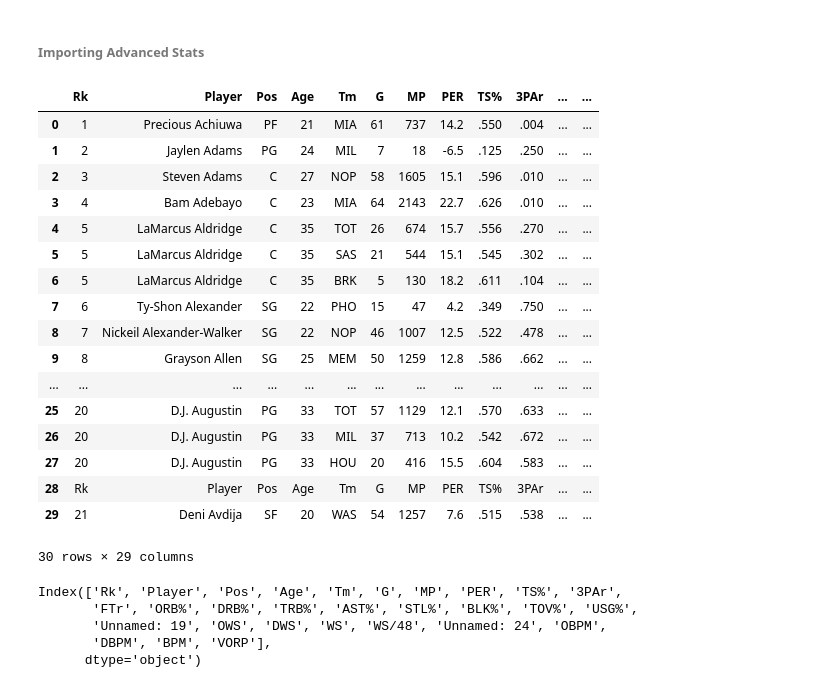
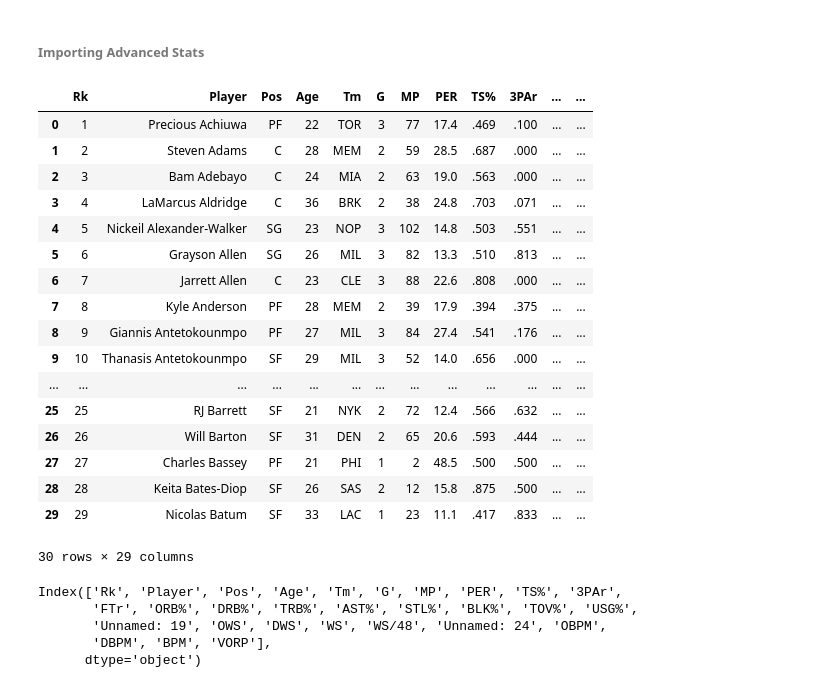
Before and after one commit to MKHN15/NBA-Stat-Padder, a Jupyter notebook: 2021-22 Season/MVP Predictions/MVP Predictions.ipynb, the cells around one changed output. Cells and saved outputs as stored; diff of their text form; code cells hidden in the pictures.

```diff
--- a/2021-22 Season/MVP Predictions/MVP Predictions.ipynb
+++ b/2021-22 Season/MVP Predictions/MVP Predictions.ipynb
@@ -55,29 +55,29 @@ Index(['Rk', 'Player', 'Pos', 'Age', 'Tm', 'G', 'GS', 'MP', 'FG', 'FGA', 'FG%',
 # %% [markdown]
 ###### Importing Advanced Stats ######
 # %%
-html_url = "https://www.basketball-reference.com/leagues/NBA_2021_advanced.html"
+html_url = "https://www.basketball-reference.com/leagues/NBA_2022_advanced.html"
 advanced_tables = pd.read_html(html_url)
 len(advanced_tables)
 advanced = advanced_tables[0]
 advanced.head(30)
 # %% [output]
 |  | Rk | Player | Pos | Age | Tm | G | MP | PER | TS% | 3PAr | ... | ... |
-| 0 | 1 | Precious Achiuwa | PF | 21 | MIA | 61 | 737 | 14.2 | .550 | .004 | ... | ... |
-| 1 | 2 | Jaylen Adams | PG | 24 | MIL | 7 | 18 | -6.5 | .125 | .250 | ... | ... |
-| 2 | 3 | Steven Adams | C | 27 | NOP | 58 | 1605 | 15.1 | .596 | .010 | ... | ... |
-| 3 | 4 | Bam Adebayo | C | 23 | MIA | 64 | 2143 | 22.7 | .626 | .010 | ... | ... |
-| 4 | 5 | LaMarcus Aldridge | C | 35 | TOT | 26 | 674 | 15.7 | .556 | .270 | ... | ... |
-| 5 | 5 | LaMarcus Aldridge | C | 35 | SAS | 21 | 544 | 15.1 | .545 | .302 | ... | ... |
-| 6 | 5 | LaMarcus Aldridge | C | 35 | BRK | 5 | 130 | 18.2 | .611 | .104 | ... | ... |
-| 7 | 6 | Ty-Shon Alexander | SG | 22 | PHO | 15 | 47 | 4.2 | .349 | .750 | ... | ... |
-| 8 | 7 | Nickeil Alexander-Walker | SG | 22 | NOP | 46 | 1007 | 12.5 | .522 | .478 | ... | ... |
-| 9 | 8 | Grayson Allen | SG | 25 | MEM | 50 | 1259 | 12.8 | .586 | .662 | ... | ... |
+| 0 | 1 | Precious Achiuwa | PF | 22 | TOR | 3 | 77 | 17.4 | .469 | .100 | ... | ... |
+| 1 | 2 | Steven Adams | C | 28 | MEM | 2 | 59 | 28.5 | .687 | .000 | ... | ... |
+| 2 | 3 | Bam Adebayo | C | 24 | MIA | 2 | 63 | 19.0 | .563 | .000 | ... | ... |
+| 3 | 4 | LaMarcus Aldridge | C | 36 | BRK | 2 | 38 | 24.8 | .703 | .071 | ... | ... |
+| 4 | 5 | Nickeil Alexander-Walker | SG | 23 | NOP | 3 | 102 | 14.8 | .503 | .551 | ... | ... |
+| 5 | 6 | Grayson Allen | SG | 26 | MIL | 3 | 82 | 13.3 | .510 | .813 | ... | ... |
+| 6 | 7 | Jarrett Allen | C | 23 | CLE | 3 | 88 | 22.6 | .808 | .000 | ... | ... |
+| 7 | 8 | Kyle Anderson | PF | 28 | MEM | 2 | 39 | 17.9 | .394 | .375 | ... | ... |
+| 8 | 9 | Giannis Antetokounmpo | PF | 27 | MIL | 3 | 84 | 27.4 | .541 | .176 | ... | ... |
+| 9 | 10 | Thanasis Antetokounmpo | SF | 29 | MIL | 3 | 52 | 14.0 | .656 | .000 | ... | ... |
 | ... | ... | ... | ... | ... | ... | ... | ... | ... | ... | ... | ... | ... |
-| 25 | 20 | D.J. Augustin | PG | 33 | TOT | 57 | 1129 | 12.1 | .570 | .633 | ... | ... |
-| 26 | 20 | D.J. Augustin | PG | 33 | MIL | 37 | 713 | 10.2 | .542 | .672 | ... | ... |
-| 27 | 20 | D.J. Augustin | PG | 33 | HOU | 20 | 416 | 15.5 | .604 | .583 | ... | ... |
-| 28 | Rk | Player | Pos | Age | Tm | G | MP | PER | TS% | 3PAr | ... | ... |
-| 29 | 21 | Deni Avdija | SF | 20 | WAS | 54 | 1257 | 7.6 | .515 | .538 | ... | ... |
+| 25 | 25 | RJ Barrett | SF | 21 | NYK | 2 | 72 | 12.4 | .566 | .632 | ... | ... |
+| 26 | 26 | Will Barton | SF | 31 | DEN | 2 | 65 | 20.6 | .593 | .444 | ... | ... |
+| 27 | 27 | Charles Bassey | PF | 21 | PHI | 1 | 2 | 48.5 | .500 | .500 | ... | ... |
+| 28 | 28 | Keita Bates-Diop | SF | 26 | SAS | 2 | 12 | 15.8 | .875 | .500 | ... | ... |
+| 29 | 29 | Nicolas Batum | SF | 33 | LAC | 1 | 23 | 11.1 | .417 | .833 | ... | ... |
 30 rows × 29 columns
 # %%
 advanced.columns
```
Also changed, not shown: parts of 13 cells of this notebook, 16 other files.
